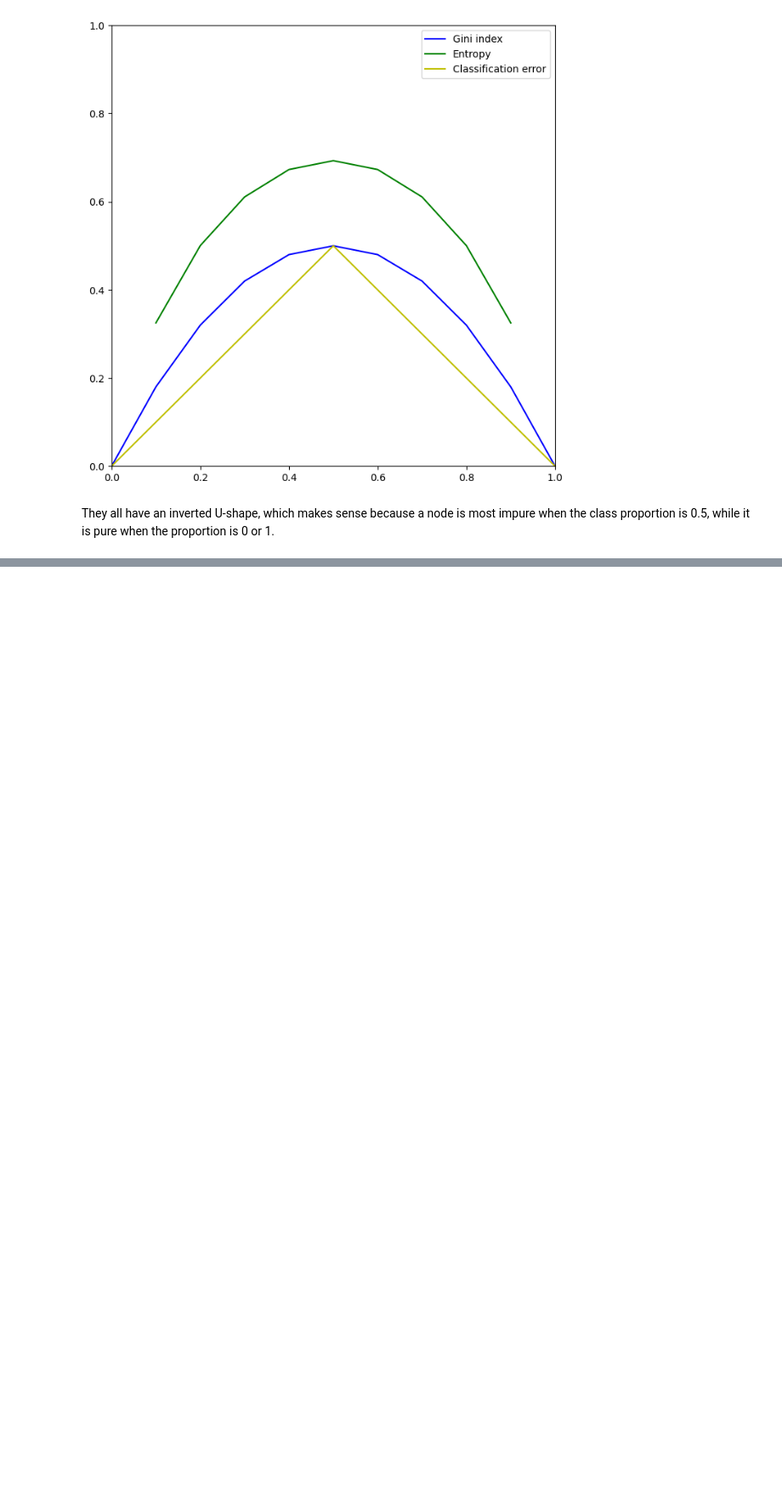
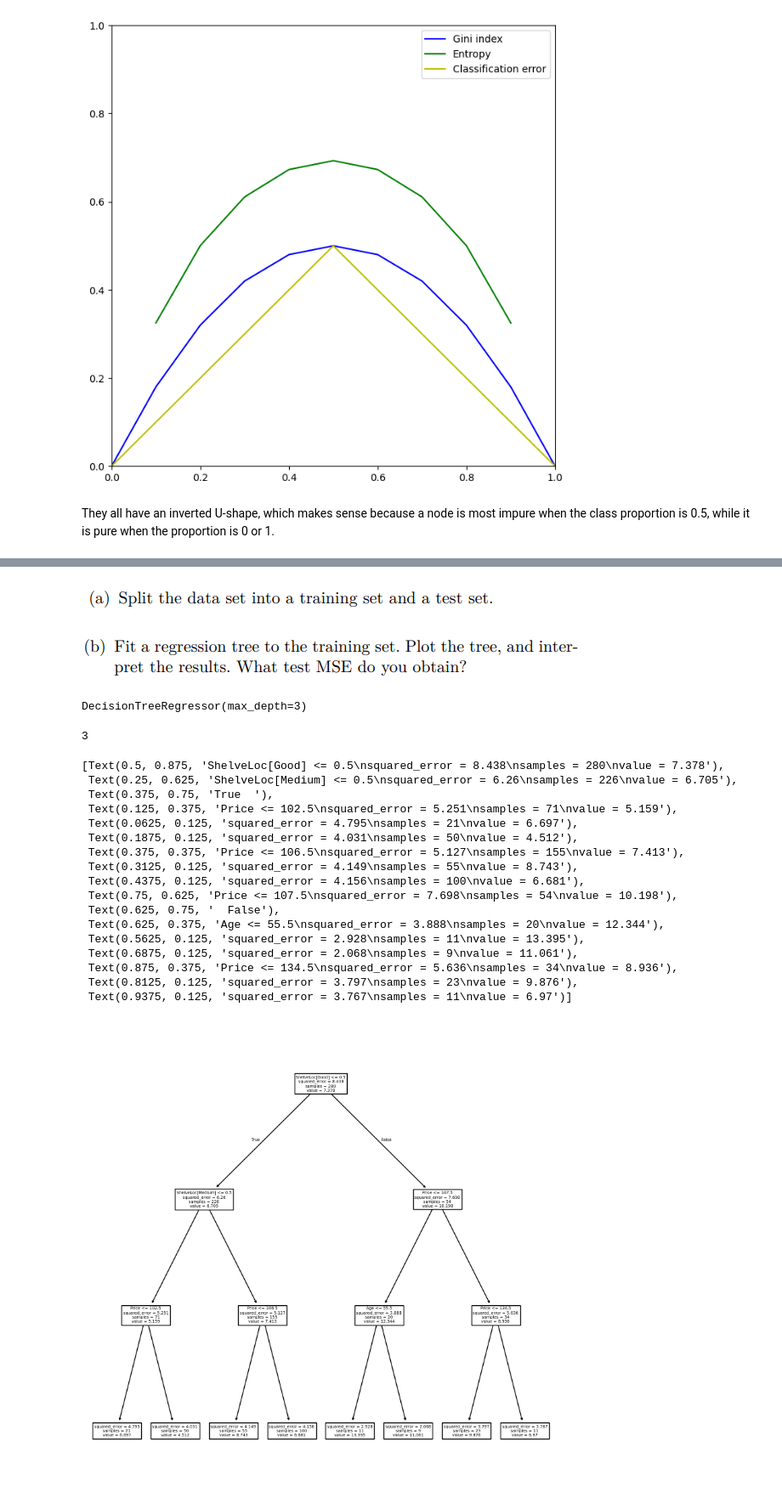
Before and after one commit to kolyakr/ISLP, a Jupyter notebook: 8_tree-based_methods/exercises.ipynb, the cells around one changed output, grey strips where cells are left out. Shown at 85% size. Saved outputs shown, nothing was run; the diff lists cells and outputs as text; code cells hidden in the pictures; blank space fills up the shorter version.

```diff
--- a/8_tree-based_methods/exercises.ipynb
+++ b/8_tree-based_methods/exercises.ipynb
@@ -53,0 +156,3 @@ They all have an inverted U-shape, which makes sense because a node is most impu
+# %%
+carseats = load_data("Carseats")
+carseats.head()
@@ -53,0 +166,49 @@ They all have an inverted U-shape, which makes sense because a node is most impu
+# %% [markdown]
+![image.png](attachment:image.png)
+# %%
+model = MS(X.columns, intercept=False)
+D = model.fit_transform(carseats)
+feature_names = list(D.columns)
+X = np.asarray(D)
+y = carseats["Sales"]
+# %%
+X_train, X_test, y_train, y_test = skm.train_test_split(X,
+                                                        y,
+                                                        test_size=0.3,
+                                                        random_state=0)
+# %% [markdown]
+![image.png](attachment:image.png)
+# %%
+regr_tree_model = DTR(max_depth=3)
+regr_tree_model.fit(X_train, y_train)
+# %% [output]
+DecisionTreeRegressor(max_depth=3)
+# %%
+regr_tree_model.tree_.max_depth
+# %% [output]
+3
+# %%
+fig, ax = subplots(figsize=(10, 10))
+
+plot_tree(ax=ax,
+          decision_tree=regr_tree_model,
+          feature_names=feature_names)
+# %% [output]
+[Text(0.5, 0.875, 'ShelveLoc[Good] <= 0.5\nsquared_error = 8.438\nsamples = 280\nvalue = 7.378'),
+ Text(0.25, 0.625, 'ShelveLoc[Medium] <= 0.5\nsquared_error = 6.26\nsamples = 226\nvalue = 6.705'),
+ Text(0.375, 0.75, 'True  '),
+ Text(0.125, 0.375, 'Price <= 102.5\nsquared_error = 5.251\nsamples = 71\nvalue = 5.159'),
+ Text(0.0625, 0.125, 'squared_error = 4.795\nsamples = 21\nvalue = 6.697'),
+ Text(0.1875, 0.125, 'squared_error = 4.031\nsamples = 50\nvalue = 4.512'),
+ Text(0.375, 0.375, 'Price <= 106.5\nsquared_error = 5.127\nsamples = 155\nvalue = 7.413'),
+ Text(0.3125, 0.125, 'squared_error = 4.149\nsamples = 55\nvalue = 8.743'),
+ Text(0.4375, 0.125, 'squared_error = 4.156\nsamples = 100\nvalue = 6.681'),
+ Text(0.75, 0.625, 'Price <= 107.5\nsquared_error = 7.698\nsamples = 54\nvalue = 10.198'),
+ Text(0.625, 0.75, '  False'),
+ Text(0.625, 0.375, 'Age <= 55.5\nsquared_error = 3.888\nsamples = 20\nvalue = 12.344'),
+ Text(0.5625, 0.125, 'squared_error = 2.928\nsamples = 11\nvalue = 13.395'),
+ Text(0.6875, 0.125, 'squared_error = 2.068\nsamples = 9\nvalue = 11.061'),
+ Text(0.875, 0.375, 'Price <= 134.5\nsquared_error = 5.636\nsamples = 34\nvalue = 8.936'),
+ Text(0.8125, 0.125, 'squared_error = 3.797\nsamples = 23\nvalue = 9.876'),
+ Text(0.9375, 0.125, 'squared_error = 3.767\nsamples = 11\nvalue = 6.97')]
+[figure, added]
```
Also changed, not shown: parts of 63 cells of this notebook.
